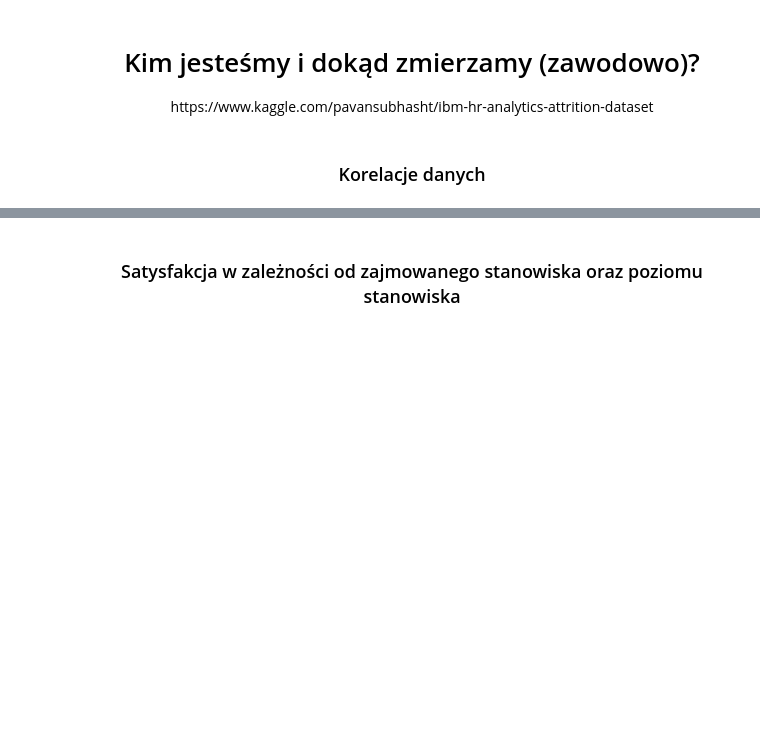
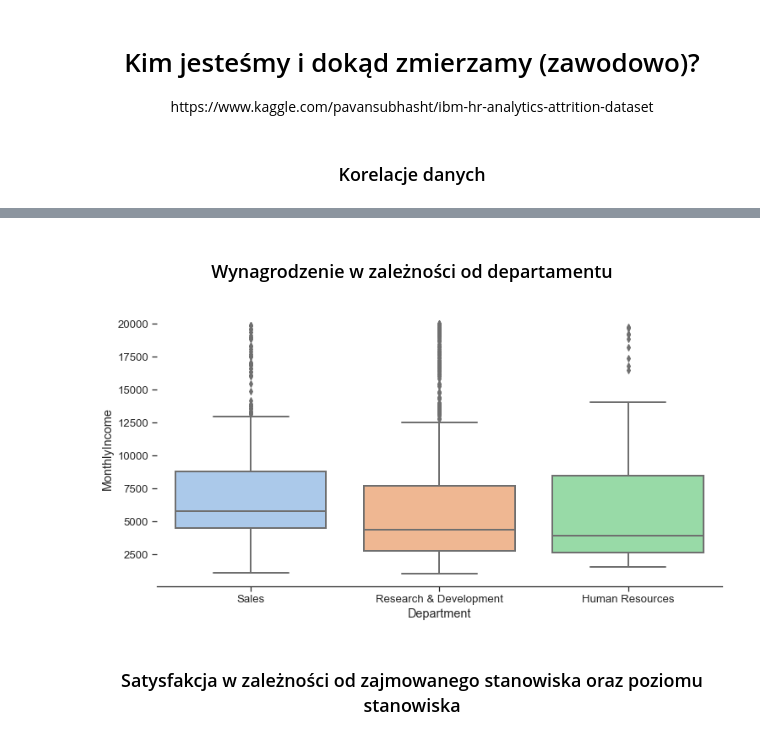
Before and after one commit to infoshareacademy/jdszr5-nonamezzz, a Jupyter notebook: Projekt Python/Statystyka_ogolna.ipynb, the cells around one changed output, grey strips where cells are left out. Drawn from its saved outputs; the diff is of its cells as text; code cells hidden in the pictures; blank space fills up the shorter version.

```diff
--- a/Projekt Python/Statystyka_ogolna.ipynb
+++ b/Projekt Python/Statystyka_ogolna.ipynb
@@ -45,3 +115,20 @@ plt.show(f,ax)
+# %% [markdown]
+### <center> Wynagrodzenie w zależności od departamentu </center>
+# %%
+sns.set_theme(style="ticks", palette="pastel", font_scale=1.2)
+
+fig = plt.figure(figsize=(12,6))
+
+g=sns.boxplot(data=df,
+            x=df.Department, y=df.MonthlyIncome,
+            whis=1,
+            linewidth=2)
+sns.despine(left=True)
+g.tick_params(axis='x')
+
+plt.show(g)
+# %% [output]
+[figure, added]
 # %% [markdown]
 ### <center> Satysfakcja w zależności od zajmowanego stanowiska oraz poziomu stanowiska </center>
 # %%
```
Also changed, not shown: parts of 6 cells of this notebook, 3 other files.
